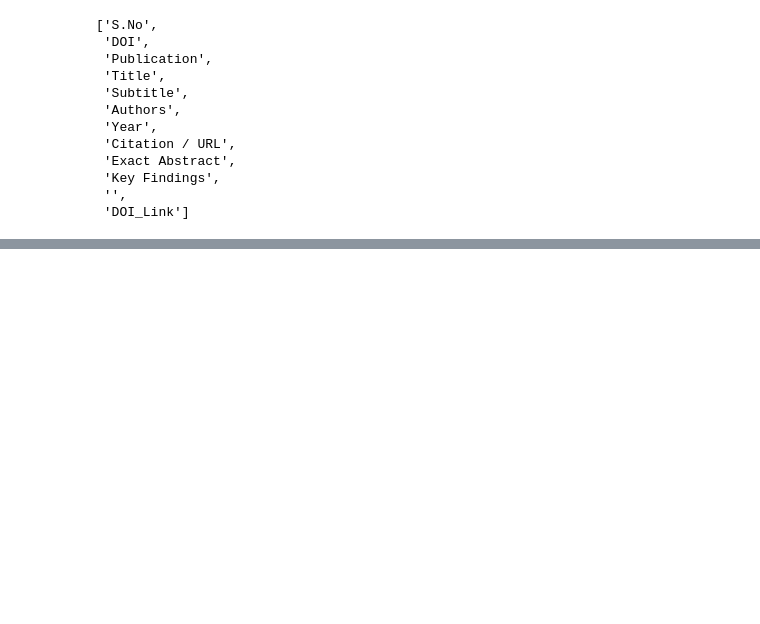
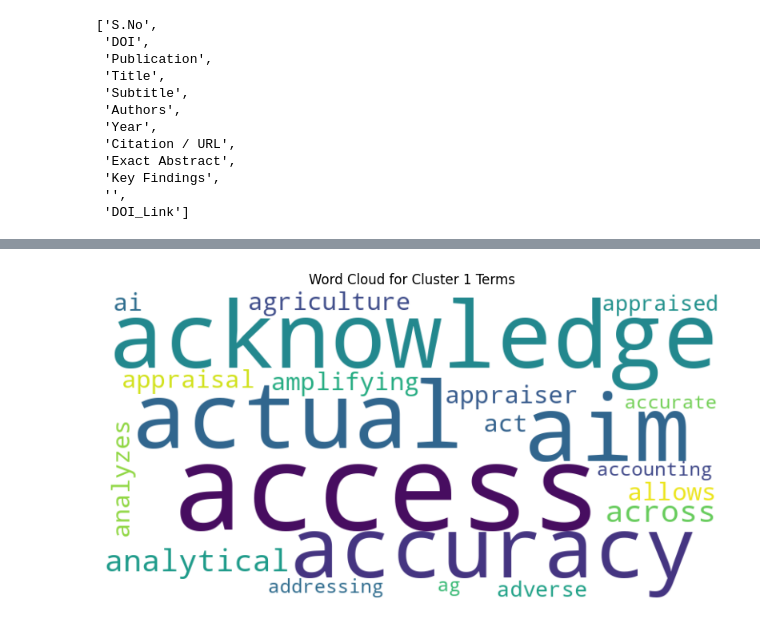
Before and after one commit to smonodeep/DynamicValuationGovernance, a Jupyter notebook: 00.Literature_Review.ipynb, the cells around one changed output, grey strips where cells are left out. Cells and saved outputs as stored; diff of their text form; code cells hidden in the pictures; blank space fills up the shorter version.

```diff
--- a/00.Literature_Review.ipynb
+++ b/00.Literature_Review.ipynb
@@ -150,0 +377,26 @@ df.columns.to_list()
+# %%
+from wordcloud import WordCloud
+
+# Get the top terms for Cluster 1
+cluster_id = 1
+order_centroids = kmeans.cluster_centers_.argsort()[:, ::-1]
+terms = tfidf_vectorizer.get_feature_names_out()
+
+top_terms_cluster_1 = []
+for ind in order_centroids[cluster_id, :30]: # Get top 30 terms for a better word cloud
+    top_terms_cluster_1.append(terms[ind])
+
+# Create a single string from the top terms
+text_cluster_1 = " ".join(top_terms_cluster_1)
+
+# Generate word cloud
+wordcloud = WordCloud(width=800, height=400, background_color='white').generate(text_cluster_1)
+
+# Display the generated image:
+plt.figure(figsize=(10, 5))
+plt.imshow(wordcloud, interpolation='bilinear')
+plt.axis('off')
+plt.title(f'Word Cloud for Cluster {cluster_id} Terms')
+plt.show()
+# %% [output]
+[figure, added]
```
Also changed, not shown: parts of 8 cells of this notebook.
